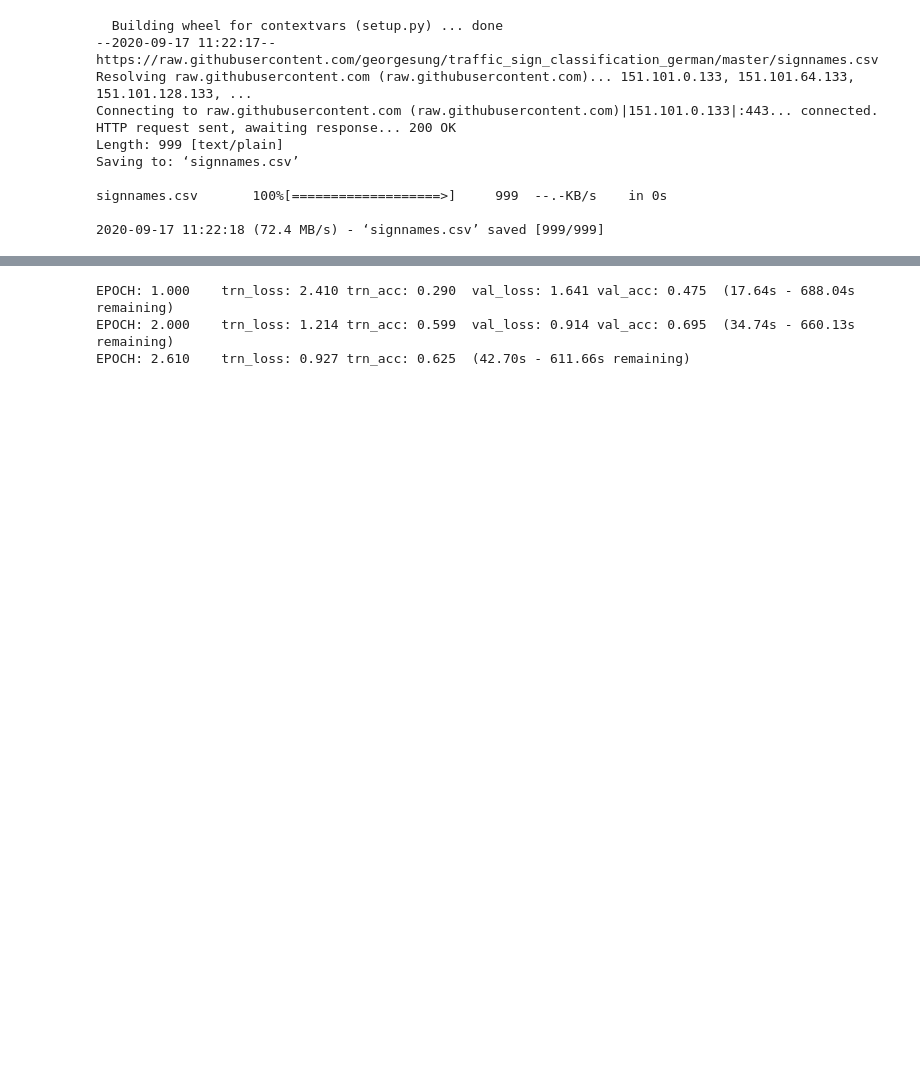
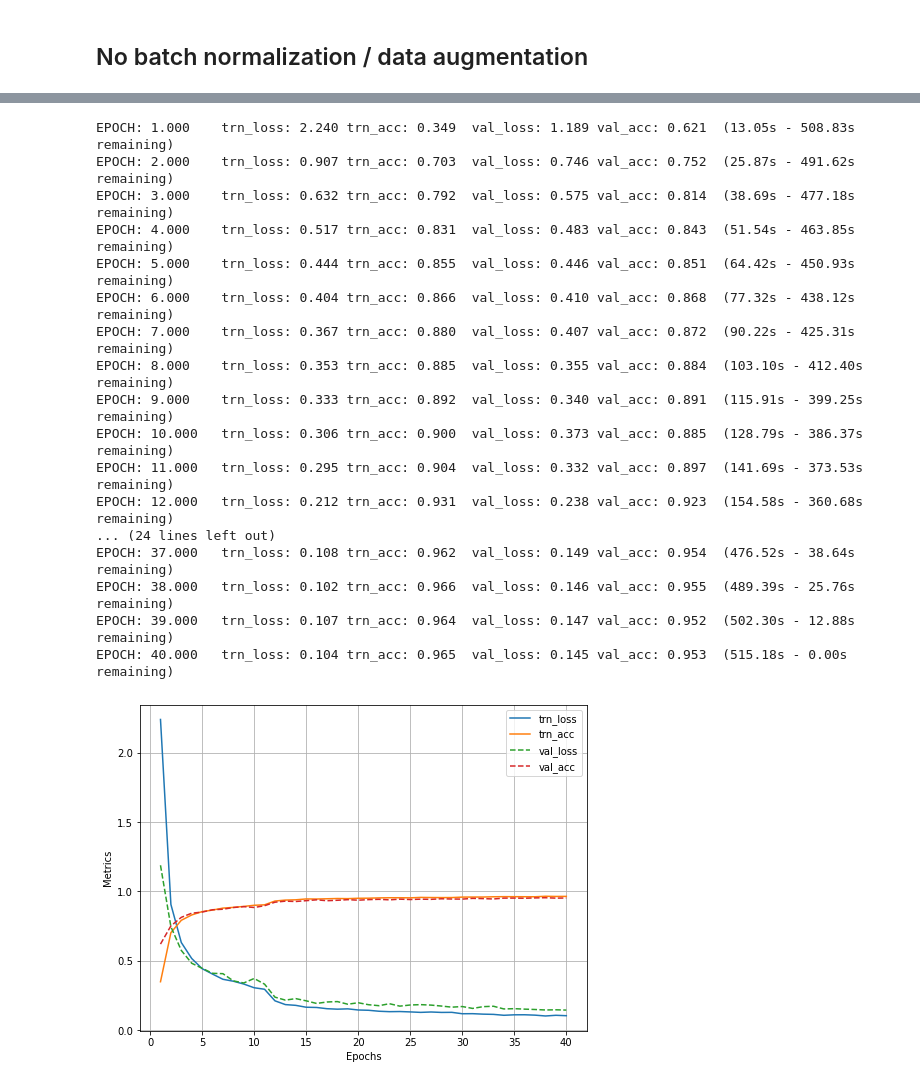
Before and after one commit to guyk1971/Modern-Computer-Vision-with-PyTorch, a Jupyter notebook: Ch06_Practical_Img_Cls/Road_sign_detection.ipynb, the cells around one changed output, grey strips where cells are left out. Drawn from its saved outputs; the diff is of its cells as text; code cells hidden in the pictures; blank space fills up the shorter version.

```diff
--- a/Ch06_Practical_Img_Cls/Road_sign_detection.ipynb
+++ b/Ch06_Practical_Img_Cls/Road_sign_detection.ipynb
@@ -3,35 +13,20 @@
 # %%
 import os
-if not os.path.exists('GTSRB'):
-    !pip install -U -q torch_snippets
-    !wget -qq https://sid.erda.dk/public/archives/daaeac0d7ce1152aea9b61d9f1e19370/GTSRB_Final_Training_Images.zip
-    !wget -qq https://sid.erda.dk/public/archives/daaeac0d7ce1152aea9b61d9f1e19370/GTSRB_Final_Test_Images.zip
-    !unzip -qq GTSRB_Final_Training_Images.zip
-    !unzip -qq GTSRB_Final_Test_Images.zip
-    !wget https://raw.githubusercontent.com/georgesung/traffic_sign_classification_german/master/signnames.csv
-    !rm GTSRB_Final_Training_Images.zip GTSRB_Final_Test_Images.zip
+dataset_path = os.path.expanduser('/home/guy/datasets/GTSRB_road_sign/')
+if not os.path.exists(dataset_path):
+#     !pip install -U -q torch_snippets
+#     !wget -qq https://sid.erda.dk/public/archives/daaeac0d7ce1152aea9b61d9f1e19370/GTSRB_Final_Training_Images.zip
+#     !wget -qq https://sid.erda.dk/public/archives/daaeac0d7ce1152aea9b61d9f1e19370/GTSRB_Final_Test_Images.zip
+#     !unzip -qq GTSRB_Final_Training_Images.zip
+#     !unzip -qq GTSRB_Final_Test_Images.zip
+#     !wget https://raw.githubusercontent.com/georgesung/traffic_sign_classification_german/master/signnames.csv
+#     !rm GTSRB_Final_Training_Images.zip GTSRB_Final_Test_Images.zip
+    print(f'could not find dataset in {dataset_path}')
-# %% [output]
-  Building wheel for contextvars (setup.py) ... done
---2020-09-17 11:22:17--  https://raw.githubusercontent.com/georgesung/traffic_sign_classification_german/master/signnames.csv
-Resolving raw.githubusercontent.com (raw.githubusercontent.com)... 151.101.0.133, 151.101.64.133, 151.101.128.133, ...
-Connecting to raw.githubusercontent.com (raw.githubusercontent.com)|151.101.0.133|:443... connected.
-HTTP request sent, awaiting response... 200 OK
-Length: 999 [text/plain]
-Saving to: ‘signnames.csv’
-
-signnames.csv       100%[===================>]     999  --.-KB/s    in 0s
-
-2020-09-17 11:22:18 (72.4 MB/s) - ‘signnames.csv’ saved [999/999]
+# %% [markdown]
+## No batch normalization / data augmentation
 # %%
 from torch_snippets import *
-classIds = pd.read_csv('signnames.csv')
-classIds.set_index('ClassId', inplace=True)
-classIds = classIds.to_dict()['SignName']
-classIds = {f'{k:05d}':v for k,v in classIds.items()}
-id2int = {v:ix for ix,(k,v) in enumerate(classIds.items())}
-
-from torchvision import transforms as T
-classIds = pd.read_csv('signnames.csv')
+classIds = pd.read_csv(os.path.join(dataset_path,'signnames.csv'))
 classIds.set_index('ClassId', inplace=True)
 classIds = classIds.to_dict()['SignName']
 classIds = {f'{k:05d}':v for k,v in classIds.items()}
@@ -43,11 +38,13 @@ trn_tfms = T.Compose([
     T.ToPILImage(),
     T.Resize(32),
     T.CenterCrop(32),
+    #---------comment out data augmentation------
     # T.ColorJitter(brightness=(0.8,1.2),
     # contrast=(0.8,1.2),
     # saturation=(0.8,1.2),
     # hue=0.25),
     # T.RandomAffine(5, translate=(0.01,0.1)),
+    #---------------------------------------------
     T.ToTensor(),
     T.Normalize(mean=[0.485, 0.456, 0.406],
                 std=[0.229, 0.224, 0.225]),
@@ -91,7 +88,7 @@ class GTSRB(Dataset):
         return imgs, classes
 
 device = 'cuda' if torch.cuda.is_available() else 'cpu'
-all_files = Glob('GTSRB/Final_Training/Images/*/*.ppm')
+all_files = Glob(dataset_path+'GTSRB/Final_Training/Images/*/*.ppm')
 np.random.seed(10)
 np.random.shuffle(all_files)
 
@@ -110,7 +107,7 @@ def convBlock(ni, no):
         nn.Dropout(0.2),
         nn.Conv2d(ni, no, kernel_size=3, padding=1),
         nn.ReLU(inplace=True),
-        #nn.BatchNorm2d(no),
+        #nn.BatchNorm2d(no),   # batchnorm commented out
         nn.MaxPool2d(2),
     )
 
@@ -181,3 +177,18 @@ dumpdill(log, 'no-aug-no-bn.log')
-EPOCH: 1.000    trn_loss: 2.410 trn_acc: 0.290  val_loss: 1.641 val_acc: 0.475  (17.64s - 688.04s remaining)
-EPOCH: 2.000    trn_loss: 1.214 trn_acc: 0.599  val_loss: 0.914 val_acc: 0.695  (34.74s - 660.13s remaining)
-EPOCH: 2.610    trn_loss: 0.927 trn_acc: 0.625  (42.70s - 611.66s remaining)
+EPOCH: 1.000    trn_loss: 2.240 trn_acc: 0.349  val_loss: 1.189 val_acc: 0.621  (13.05s - 508.83s remaining)
+EPOCH: 2.000    trn_loss: 0.907 trn_acc: 0.703  val_loss: 0.746 val_acc: 0.752  (25.87s - 491.62s remaining)
+EPOCH: 3.000    trn_loss: 0.632 trn_acc: 0.792  val_loss: 0.575 val_acc: 0.814  (38.69s - 477.18s remaining)
+EPOCH: 4.000    trn_loss: 0.517 trn_acc: 0.831  val_loss: 0.483 val_acc: 0.843  (51.54s - 463.85s remaining)
+EPOCH: 5.000    trn_loss: 0.444 trn_acc: 0.855  val_loss: 0.446 val_acc: 0.851  (64.42s - 450.93s remaining)
+EPOCH: 6.000    trn_loss: 0.404 trn_acc: 0.866  val_loss: 0.410 val_acc: 0.868  (77.32s - 438.12s remaining)
+EPOCH: 7.000    trn_loss: 0.367 trn_acc: 0.880  val_loss: 0.407 val_acc: 0.872  (90.22s - 425.31s remaining)
+EPOCH: 8.000    trn_loss: 0.353 trn_acc: 0.885  val_loss: 0.355 val_acc: 0.884  (103.10s - 412.40s remaining)
+EPOCH: 9.000    trn_loss: 0.333 trn_acc: 0.892  val_loss: 0.340 val_acc: 0.891  (115.91s - 399.25s remaining)
+EPOCH: 10.000   trn_loss: 0.306 trn_acc: 0.900  val_loss: 0.373 val_acc: 0.885  (128.79s - 386.37s remaining)
+EPOCH: 11.000   trn_loss: 0.295 trn_acc: 0.904  val_loss: 0.332 val_acc: 0.897  (141.69s - 373.53s remaining)
+EPOCH: 12.000   trn_loss: 0.212 trn_acc: 0.931  val_loss: 0.238 val_acc: 0.923  (154.58s - 360.68s remaining)
+... (24 lines left out)
+EPOCH: 37.000   trn_loss: 0.108 trn_acc: 0.962  val_loss: 0.149 val_acc: 0.954  (476.52s - 38.64s remaining)
+EPOCH: 38.000   trn_loss: 0.102 trn_acc: 0.966  val_loss: 0.146 val_acc: 0.955  (489.39s - 25.76s remaining)
+EPOCH: 39.000   trn_loss: 0.107 trn_acc: 0.964  val_loss: 0.147 val_acc: 0.952  (502.30s - 12.88s remaining)
+EPOCH: 40.000   trn_loss: 0.104 trn_acc: 0.965  val_loss: 0.145 val_acc: 0.953  (515.18s - 0.00s remaining)
+[figure, added]
```
Also changed, not shown: parts of 8 cells of this notebook, 26 other files.
